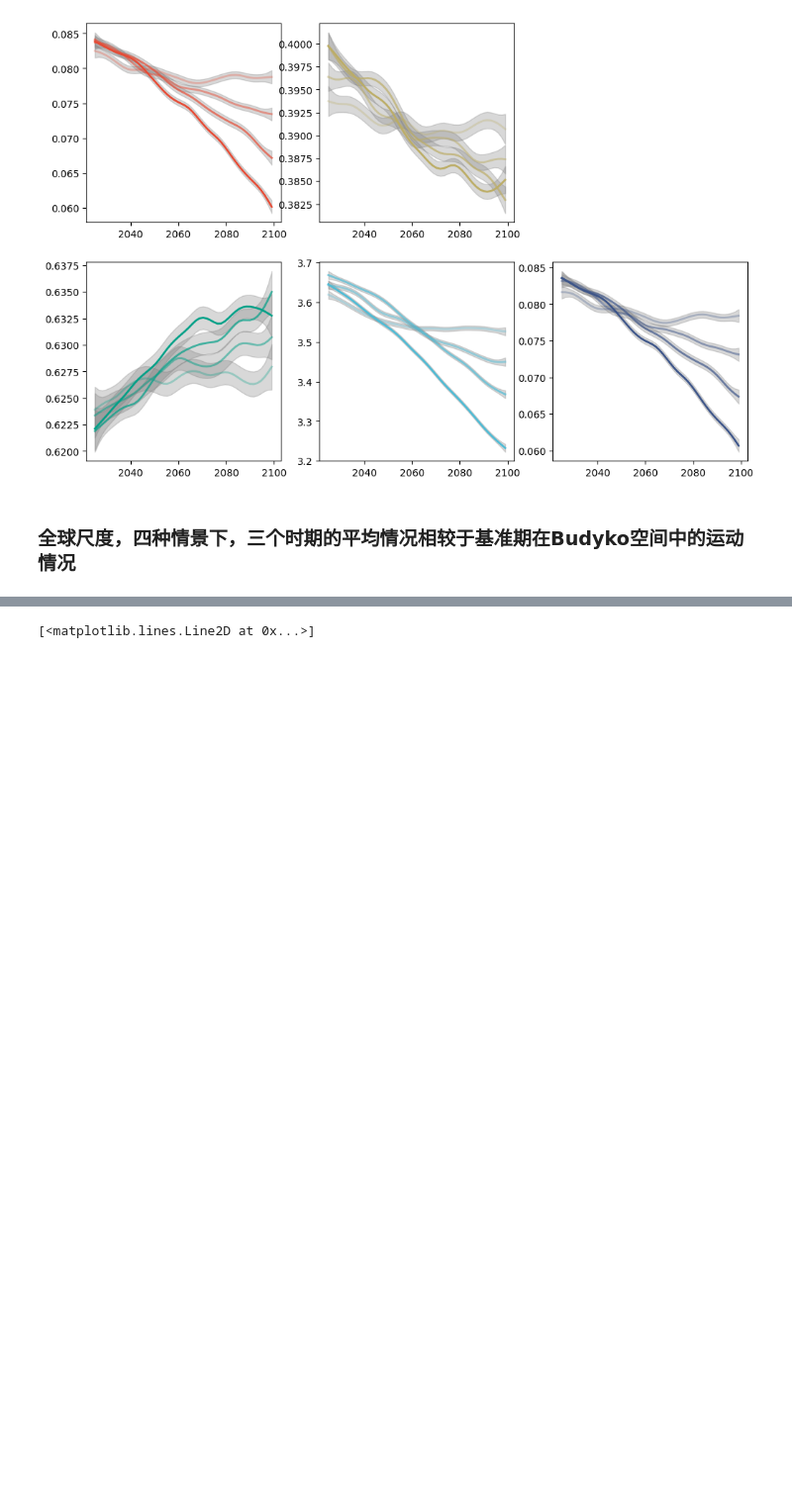
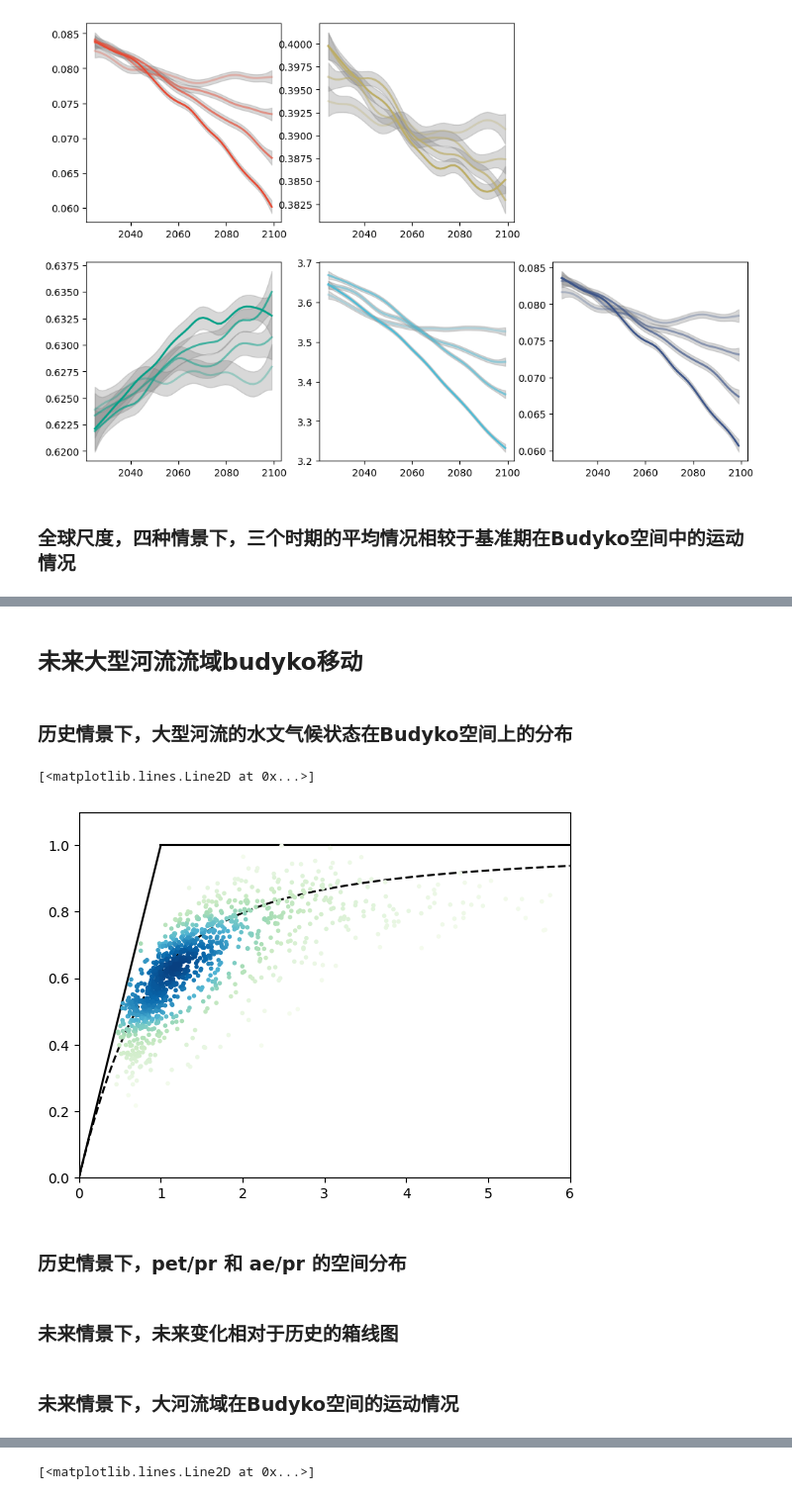
Before and after one commit to ZhongruiNing/FNRD, a Jupyter notebook: plot.ipynb, the cells around one changed output, grey strips where cells are left out. Shown at 99% size. Saved outputs shown, nothing was run; the diff lists cells and outputs as text; code cells hidden in the pictures; blank space fills up the shorter version.

```diff
--- a/plot.ipynb
+++ b/plot.ipynb
@@ -737,0 +804,38 @@ plt.close()
+# %% [markdown]
+## 未来大型河流流域budyko移动
+# %% [markdown]
+### 历史情景下，大型河流的水文气候状态在Budyko空间上的分布
+# %%
+def kde_scipy(x_data, y_data):
+    xy = np.vstack([x_data, y_data])
+    z = gaussian_kde(xy)(xy)
+    return z
+# %%
+all_pr_big_river = pd.read_csv("../results/big_river_series/pr_historical_series.txt", sep='\t', parse_dates=['Time'], index_col='Time')
+all_pet_big_river = pd.read_csv("../results/big_river_series/pet_historical_series.txt", sep='\t', parse_dates=['Time'], index_col='Time')
+all_ae_big_river = pd.read_csv("../results/big_river_series/actural_evaporation_historical_series.txt", sep='\t', parse_dates=['Time'], index_col='Time')
+
+big_river_pr_mean  = all_pr_big_river['1901-01-01':'1950-12-31'].mean(axis=0)
+big_river_pet_mean = all_pet_big_river['1901-01-01':'1950-12-31'].mean(axis=0)
+big_river_ae_mean  = all_ae_big_river['1901-01-01':'1950-12-31'].mean(axis=0)
+
+big_river_x = big_river_pet_mean / big_river_pr_mean
+big_river_y = big_river_ae_mean / big_river_pr_mean
+
+z = kde_scipy(big_river_x.values, big_river_y.values)
+
+plt.scatter(big_river_x + 0.15, big_river_y-0.05, c=z, cmap='GnBu', s=5, label='Big Rivers', zorder=5)
+plt.xlim(0, 6)
+plt.ylim(0, 1.1)
+plt.plot([0, 1], [0, 1], color='black')
+plt.plot([1, 6], [1, 1], color='black')
+budyko_x = np.linspace(0, 6, 100)
+budyko_y = Fu(budyko_x, 0.53)
+plt.plot(budyko_x, budyko_y, color='black', linestyle='--', label='Budyko Curve', zorder=3)
+# plt.savefig("../images/big_river_budyko/single/historical_budyko_big_rivers_scatter.eps")
+# plt.close()
+# %% [output]
+[<matplotlib.lines.Line2D at 0x...>]
+[figure, added]
+# %% [markdown]
+### 历史情景下，pet/pr 和 ae/pr 的空间分布
@@ -737,0 +895,2 @@ plt.close()
+# %% [markdown]
+### 未来情景下，未来变化相对于历史的箱线图
@@ -737,0 +987,2 @@ plt.close()
+# %% [markdown]
+### 未来情景下，大河流域在Budyko空间的运动情况
```
Also changed, not shown: parts of 15 cells of this notebook, 3 other files.
